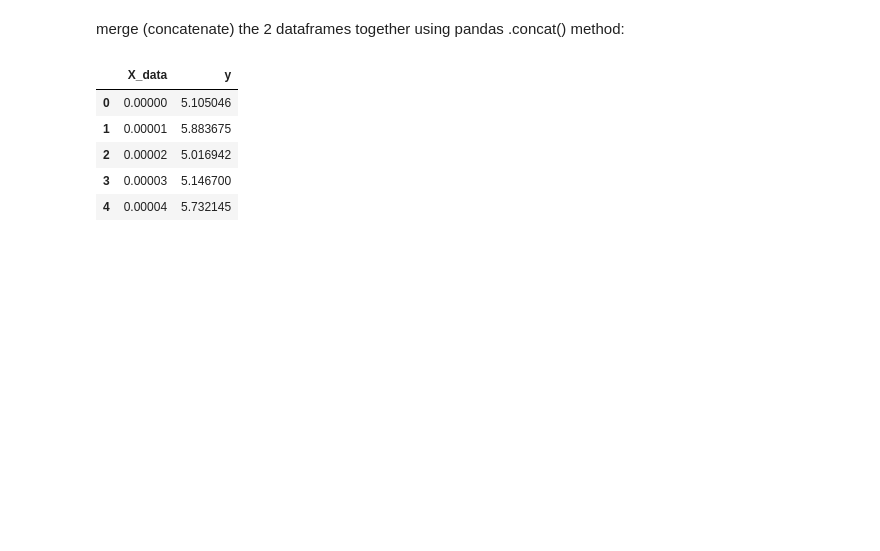
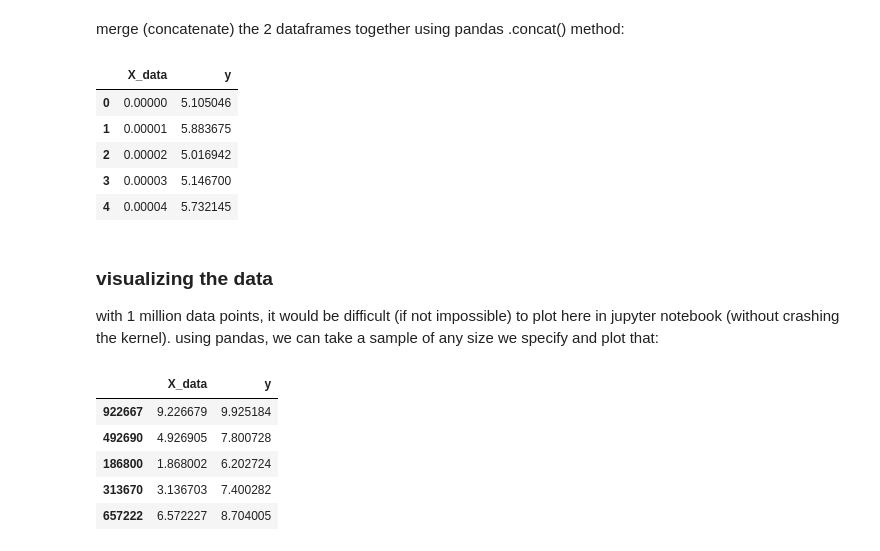
Before and after one commit to IndigenousEngineering/tensorflow-tastic, a Jupyter notebook: better_tensorflow_regression.ipynb, the cells around one changed output. Drawn from its saved outputs; the diff is of its cells as text; code cells hidden in the pictures; blank space fills up the shorter version.

```diff
--- a/better_tensorflow_regression.ipynb
+++ b/better_tensorflow_regression.ipynb
@@ -99,3 +99,21 @@ df.head()
 | 2 | 0.00002 | 5.016942 |
 | 3 | 0.00003 | 5.146700 |
 | 4 | 0.00004 | 5.732145 |
+# %% [markdown]
+### visualizing the data
+
+with 1 million data points, it would be difficult (if not impossible) to plot here in jupyter notebook (without crashing the kernel). using pandas, we can take a sample of any size we specify and plot that:
+# %%
+# grab a sample
+# this one has 500 points
+
+df_sample = df.sample(n=250)
+
+df_sample.head()
+# %% [output]
+|  | X_data | y |
+| 922667 | 9.226679 | 9.925184 |
+| 492690 | 4.926905 | 7.800728 |
+| 186800 | 1.868002 | 6.202724 |
+| 313670 | 3.136703 | 7.400282 |
+| 657222 | 6.572227 | 8.704005 |
```
Also changed, not shown: parts of 3 cells of this notebook.
